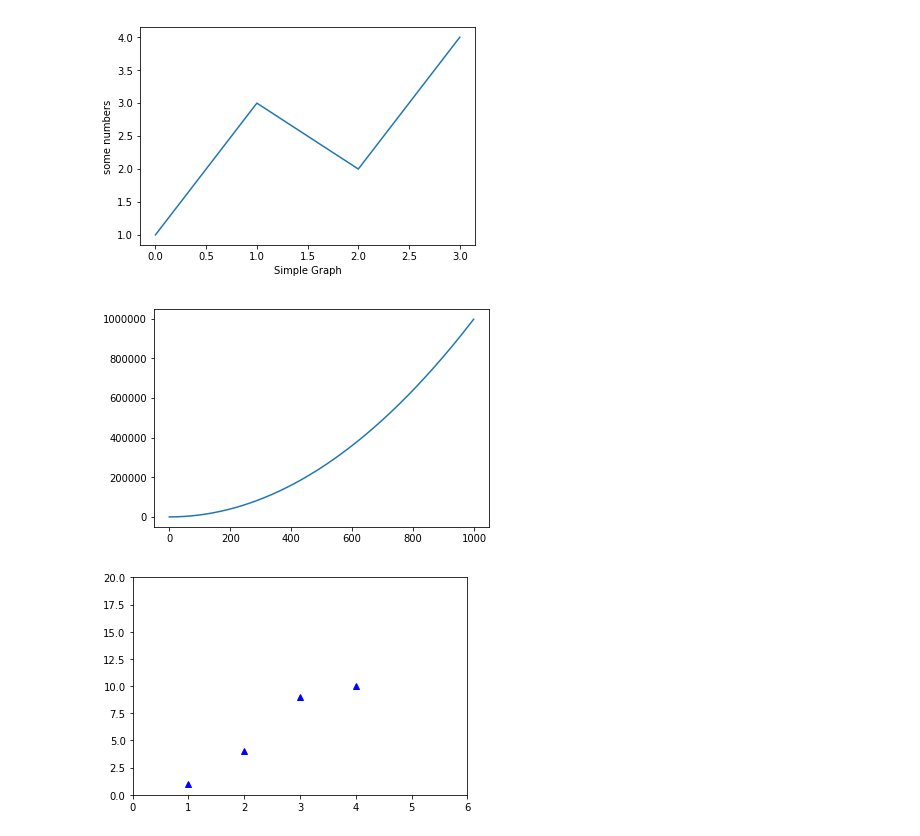
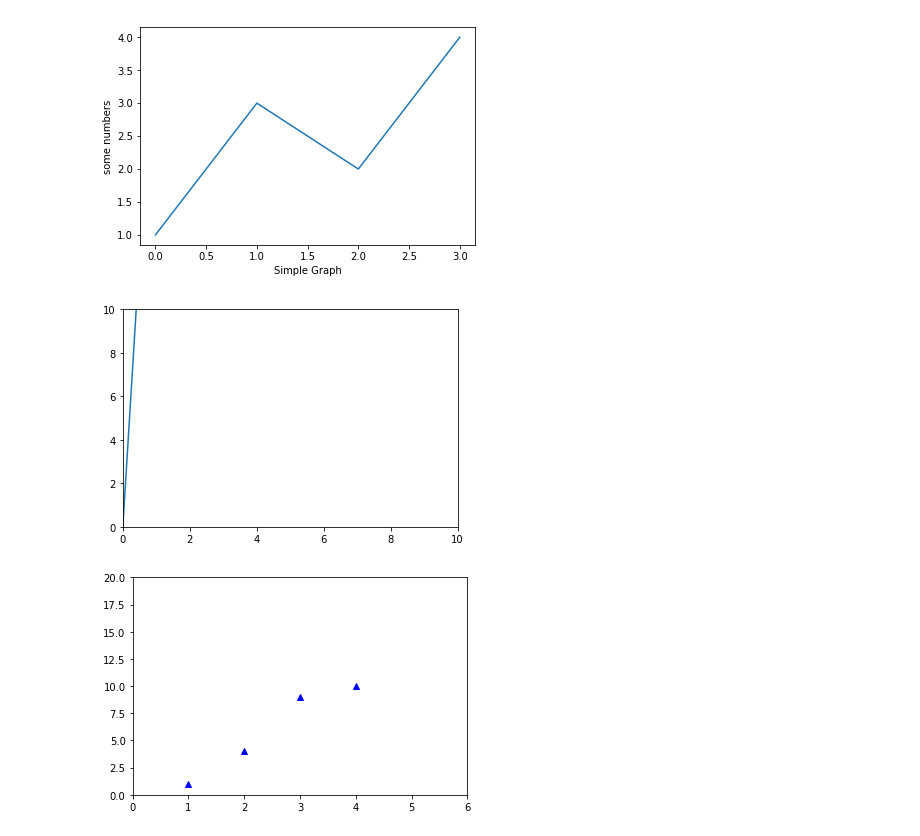
Before and after one commit to lucasresck/FGV_Programming_Languages, a Jupyter notebook: Python/Notebooks/Aula_12_Numpy_Matplotlib_Pandas-Copy1.ipynb, the cells around one changed output. Drawn from its saved outputs; the diff is of its cells as text; code cells hidden in the pictures.

```diff
--- a/Python/Notebooks/Aula_12_Numpy_Matplotlib_Pandas-Copy1.ipynb
+++ b/Python/Notebooks/Aula_12_Numpy_Matplotlib_Pandas-Copy1.ipynb
@@ -344,10 +342,11 @@ plt.show()
 # %% [output]
 [figure]
 # %%
-plt.plot([x**2 for x in range(1000)])
+plt.plot([x**2 for x in range(0, 10, 5)])
+plt.axis([0, 10, 0, 10])
 plt.show()
 # %% [output]
-[figure, old version]
+[figure, new version]
 # %%
 plt.plot([1,2,3,4], [1,4,9,10], 'b^')
 plt.axis([0, 6, 0, 20])
```
Also changed, not shown: parts of 22 cells of this notebook, 3 other files.
